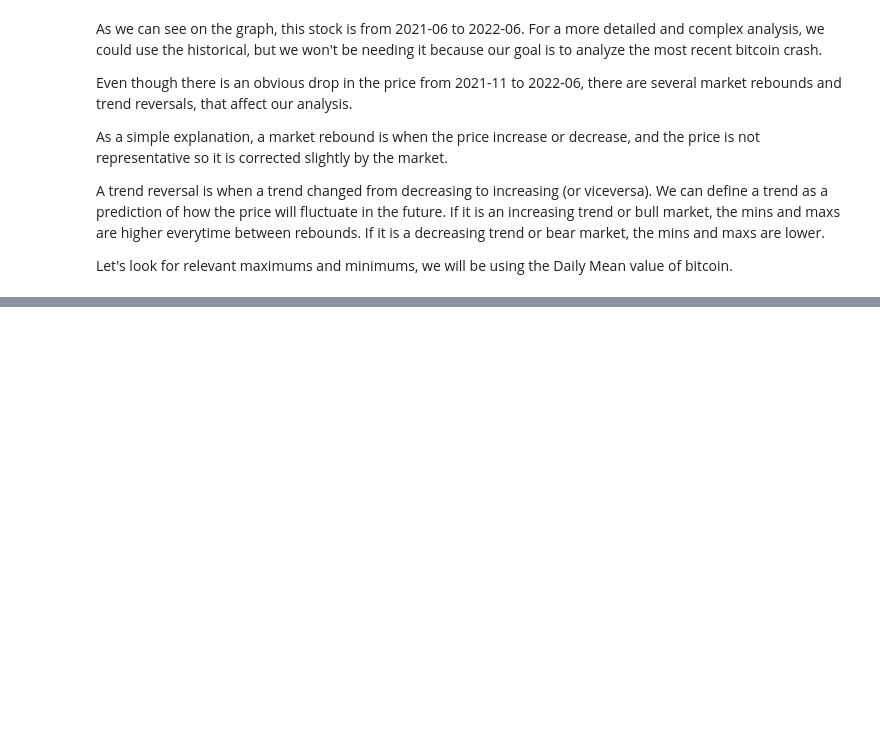
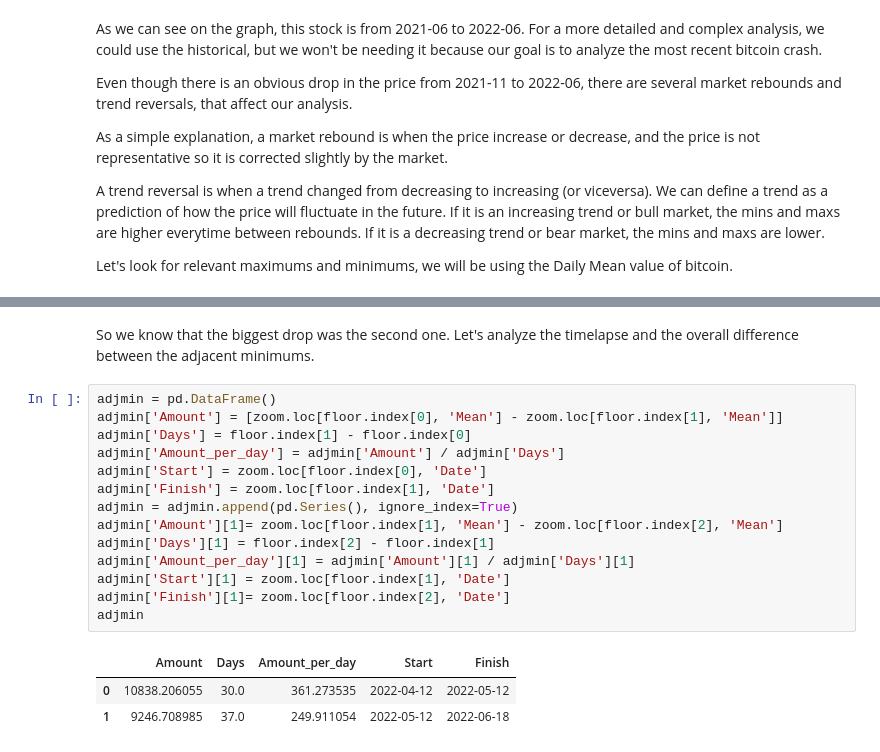
Before and after one commit to lucacastro/Portfolio, a Jupyter notebook: bitcoin-python-case-study/python-bitcoin-case-study.ipynb, the cells around one changed output, grey strips where cells are left out. Drawn from its saved outputs; the diff is of its cells as text; blank space fills up the shorter version.

```diff
--- a/bitcoin-python-case-study/python-bitcoin-case-study.ipynb
+++ b/bitcoin-python-case-study/python-bitcoin-case-study.ipynb
@@ -121,0 +193,20 @@ plt.plot(zoom['Date'], zoom['Open'] - zoom['Close']) #let's try to interpolate w
+# %% [markdown]
+So we know that the biggest drop was the second one. Let's analyze the timelapse and the overall difference between the adjacent minimums.
+# %%
+adjmin = pd.DataFrame()
+adjmin['Amount'] = [zoom.loc[floor.index[0], 'Mean'] - zoom.loc[floor.index[1], 'Mean']]
+adjmin['Days'] = floor.index[1] - floor.index[0]
+adjmin['Amount_per_day'] = adjmin['Amount'] / adjmin['Days']
+adjmin['Start'] = zoom.loc[floor.index[0], 'Date']
+adjmin['Finish'] = zoom.loc[floor.index[1], 'Date']
+adjmin = adjmin.append(pd.Series(), ignore_index=True)
+adjmin['Amount'][1]= zoom.loc[floor.index[1], 'Mean'] - zoom.loc[floor.index[2], 'Mean']
+adjmin['Days'][1] = floor.index[2] - floor.index[1]
+adjmin['Amount_per_day'][1] = adjmin['Amount'][1] / adjmin['Days'][1]
+adjmin['Start'][1] = zoom.loc[floor.index[1], 'Date']
+adjmin['Finish'][1]= zoom.loc[floor.index[2], 'Date']
+adjmin
+# %% [output]
+|  | Amount | Days | Amount_per_day | Start | Finish |
+| 0 | 10838.206055 | 30.0 | 361.273535 | 2022-04-12 | 2022-05-12 |
+| 1 | 9246.708985 | 37.0 | 249.911054 | 2022-05-12 | 2022-06-18 |
```
Also changed, not shown: parts of 13 cells of this notebook.
